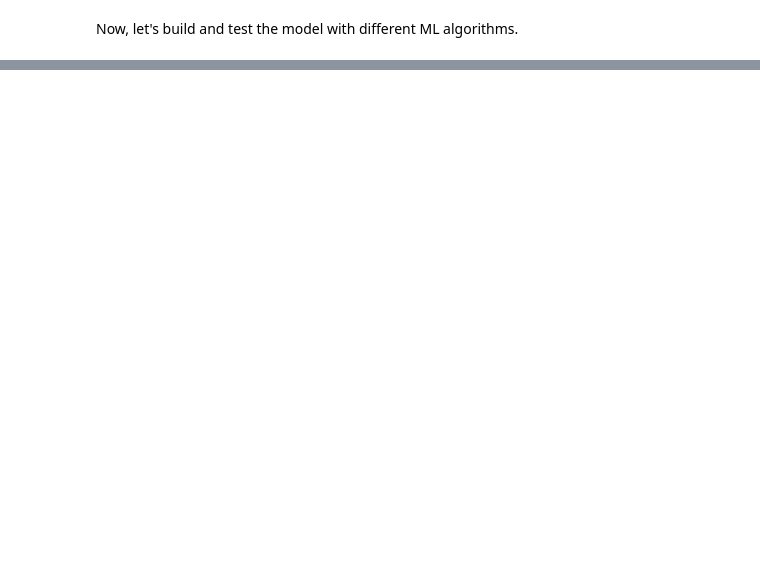
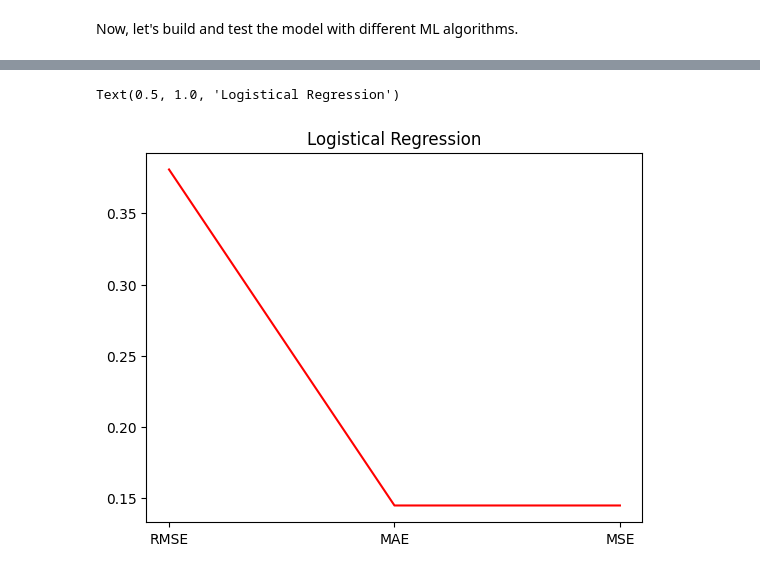
Before and after one commit to Akshat111111/Hedging-of-Financial-Derivatives, a Jupyter notebook: Credit Risk/CreditRisk.ipynb, the cells around one changed output, grey strips where cells are left out. Cells and saved outputs as stored; diff of their text form; code cells hidden in the pictures; blank space fills up the shorter version.

Commit message:
Revert "Added evaluation metrics and visualisation"

```diff
--- a/Credit Risk/CreditRisk.ipynb
+++ b/Credit Risk/CreditRisk.ipynb
@@ -108,0 +193,3 @@ lr_metrics = evaluate_model(y_test, lr_preds)
+# %%
+model1 = LogisticRegression(n_jobs=-1)
+model1.fit(X_train,y_train)
@@ -109,6 +236,3 @@ lr_metrics = evaluate_model(y_test, lr_preds)
 # %%
-# Decision Tree
-dt_model = DecisionTreeClassifier(max_depth=5, max_leaf_nodes=2**5, class_weight={0:2, 1:1})
-dt_model.fit(X_train, y_train)
-dt_preds = dt_model.predict(X_test)
-dt_metrics = evaluate_model(y_test, dt_preds)
+model2 = DecisionTreeClassifier(max_depth=5,max_leaf_nodes=2**5,class_weight={0:2,1:1})
+model2.fit(X_train,y_train)
@@ -114,0 +246,11 @@ dt_metrics = evaluate_model(y_test, dt_preds)
+# %%
+preds2= model2.predict(X_test)
+
+#Reshaping array sizes
+a = np.reshape(preds2, (2428,1))
+b = np.reshape(y_test, (2428,1))
+# %%
+#RMSE, MAE, MSE
+
+s2 = rmse(a,b), mae(a,b), mse(a,b)
+s2
@@ -170,0 +334,6 @@ plt.show()
+# %%
+plt.plot(('RMSE', 'MAE', 'MSE'),s2, color='red')
+plt.title('Logistical Regression')
+# %% [output]
+Text(0.5, 1.0, 'Logistical Regression')
+[figure, added]
```
Also changed, not shown: parts of 59 cells of this notebook.
